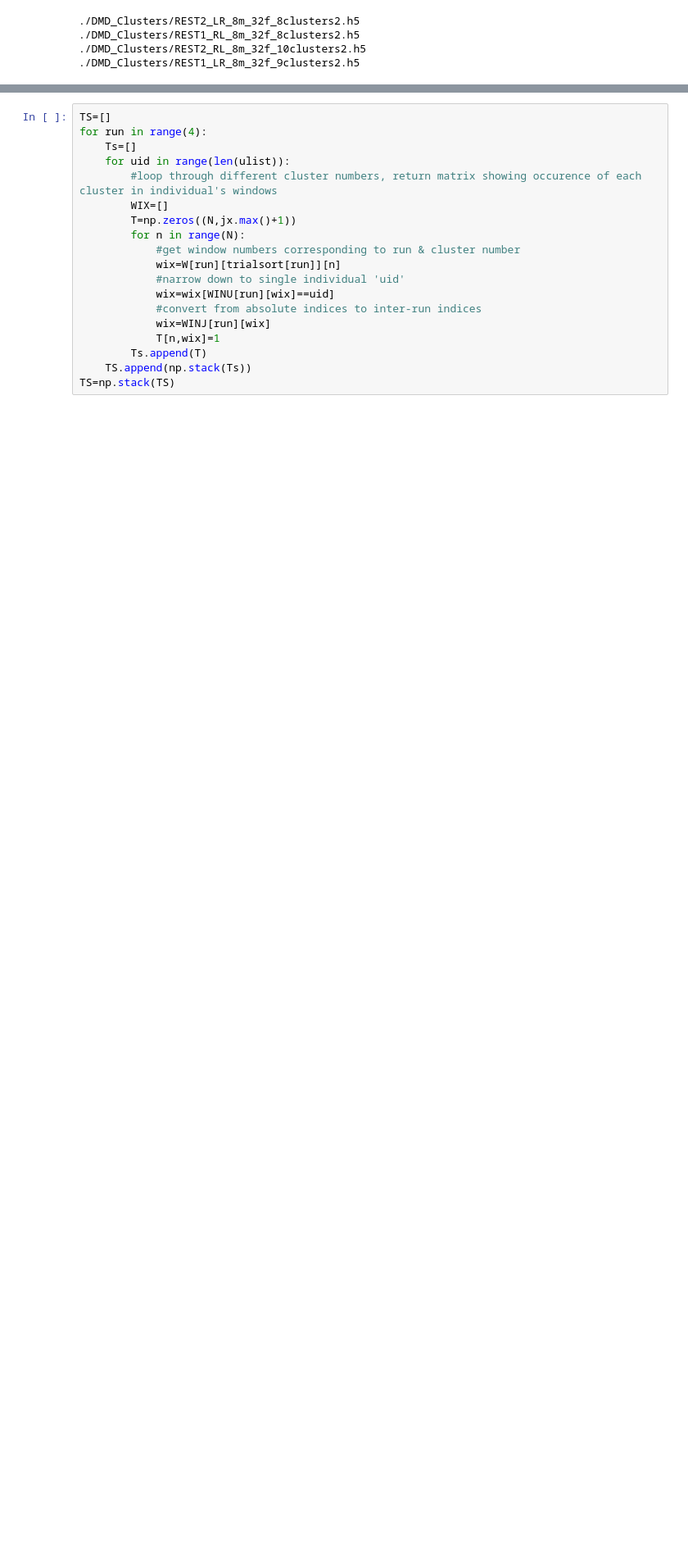
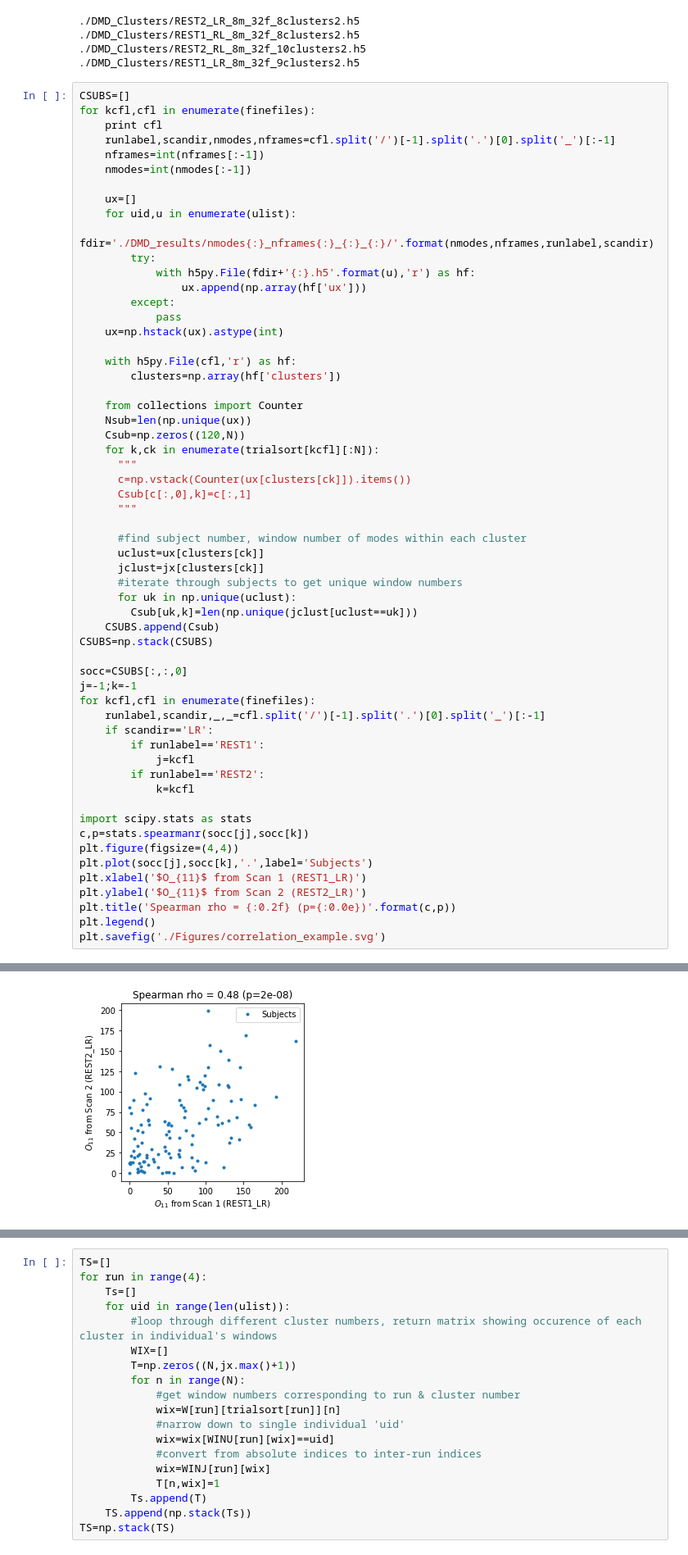
Before and after one commit to kunert/DMD_RSN, a Jupyter notebook: 4_Characterize_Dynamics.ipynb, the cells around one changed output, grey strips where cells are left out. Shown at 82% size. Saved outputs shown, nothing was run; the diff lists cells and outputs as text; blank space fills up the shorter version.

```diff
--- a/4_Characterize_Dynamics.ipynb
+++ b/4_Characterize_Dynamics.ipynb
@@ -217,3 +213,62 @@ N=6
 ./DMD_Clusters/REST1_RL_8m_32f_8clusters2.h5
 ./DMD_Clusters/REST2_RL_8m_32f_10clusters2.h5
 ./DMD_Clusters/REST1_LR_8m_32f_9clusters2.h5
+# %%
+CSUBS=[]
+for kcfl,cfl in enumerate(finefiles):
+    print cfl
+    runlabel,scandir,nmodes,nframes=cfl.split('/')[-1].split('.')[0].split('_')[:-1]
+    nframes=int(nframes[:-1])
+    nmodes=int(nmodes[:-1])
+
+    ux=[]
+    for uid,u in enumerate(ulist):
+        fdir='./DMD_results/nmodes{:}_nframes{:}_{:}_{:}/'.format(nmodes,nframes,runlabel,scandir)
+        try:
+            with h5py.File(fdir+'{:}.h5'.format(u),'r') as hf:
+                ux.append(np.array(hf['ux']))
+        except:
+            pass
+    ux=np.hstack(ux).astype(int)
+
+    with h5py.File(cfl,'r') as hf:
+        clusters=np.array(hf['clusters'])
+
+    from collections import Counter
+    Nsub=len(np.unique(ux))
+    Csub=np.zeros((120,N))
+    for k,ck in enumerate(trialsort[kcfl][:N]):
+      """
+      c=np.vstack(Counter(ux[clusters[ck]]).items())
+      Csub[c[:,0],k]=c[:,1]
+      """
+
+      #find subject number, window number of modes within each cluster
+      uclust=ux[clusters[ck]]
+      jclust=jx[clusters[ck]]
+      #iterate through subjects to get unique window numbers
+      for uk in np.unique(uclust):
+        Csub[uk,k]=len(np.unique(jclust[uclust==uk]))
+    CSUBS.append(Csub)
+CSUBS=np.stack(CSUBS)
+
+socc=CSUBS[:,:,0]
+j=-1;k=-1
+for kcfl,cfl in enumerate(finefiles):
+    runlabel,scandir,_,_=cfl.split('/')[-1].split('.')[0].split('_')[:-1]
+    if scandir=='LR':
+        if runlabel=='REST1':
+            j=kcfl
+        if runlabel=='REST2':
+            k=kcfl
+
+import scipy.stats as stats
+c,p=stats.spearmanr(socc[j],socc[k])
+plt.figure(figsize=(4,4))
+plt.plot(socc[j],socc[k],'.',label='Subjects')
+plt.xlabel('$O_{11}$ from Scan 1 (REST1_LR)')
+plt.ylabel('$O_{11}$ from Scan 2 (REST2_LR)')
+plt.title('Spearman rho = {:0.2f} (p={:0.0e})'.format(c,p))
+plt.legend()
+plt.savefig('./Figures/correlation_example.svg')
+# %% [output]
@@ -219,0 +279 @@ N=6
+[figure, added]
```
Also changed, not shown: parts of 3 cells of this notebook, 2 other files.
